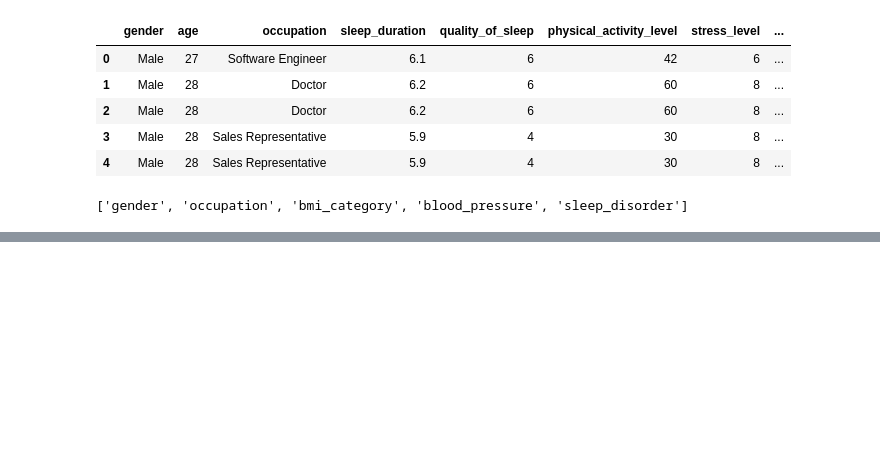
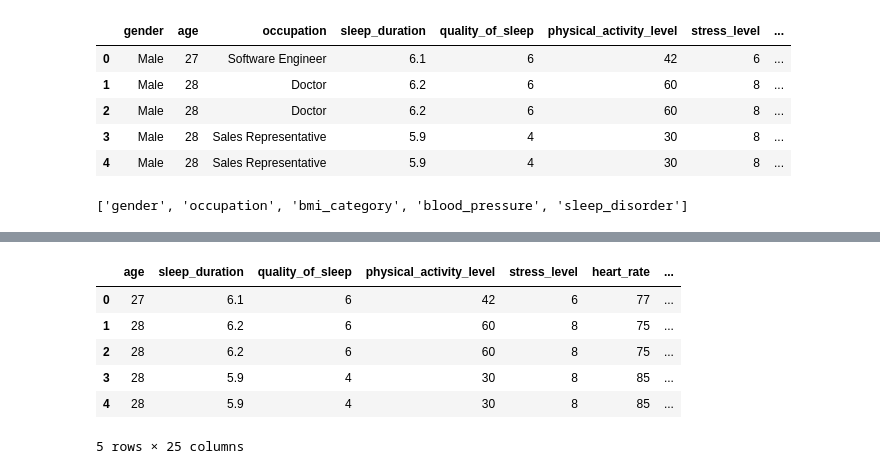
Before and after one commit to yasath-04/UOM-AI-session_Term1, a Jupyter notebook: session-3/sleeplife.ipynb, the cells around one changed output, grey strips where cells are left out. Saved outputs shown, nothing was run; the diff lists cells and outputs as text; code cells hidden in the pictures; blank space fills up the shorter version.

```diff
--- a/session-3/sleeplife.ipynb
+++ b/session-3/sleeplife.ipynb
@@ -79,0 +104,3 @@ categorical_cols
+# %%
+# drop the original blood_pressure column
+df = df.drop(columns=['blood_pressure'])
@@ -79,0 +189,11 @@ categorical_cols
+# %%
+df_processed = pd.get_dummies(df_processed, columns=['occupation', 'bmi_category', 'gender'], drop_first=True)
+df_processed.head()
+# %% [output]
+|  | age | sleep_duration | quality_of_sleep | physical_activity_level | stress_level | heart_rate | ... |
+| 0 | 27 | 6.1 | 6 | 42 | 6 | 77 | ... |
+| 1 | 28 | 6.2 | 6 | 60 | 8 | 75 | ... |
+| 2 | 28 | 6.2 | 6 | 60 | 8 | 75 | ... |
+| 3 | 28 | 5.9 | 4 | 30 | 8 | 85 | ... |
+| 4 | 28 | 5.9 | 4 | 30 | 8 | 85 | ... |
+5 rows × 25 columns
```
Also changed, not shown: parts of 13 cells of this notebook, 1 other file.
